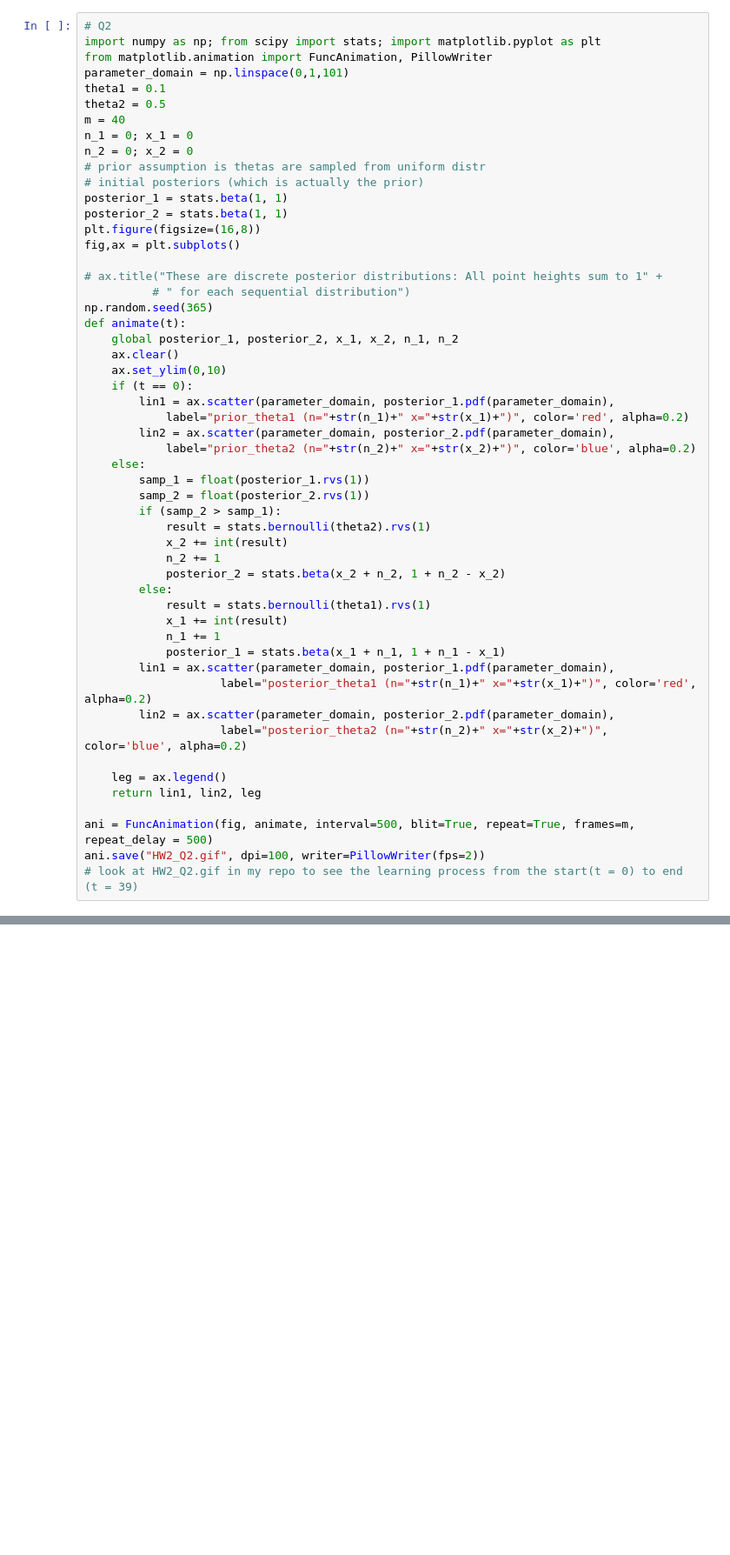
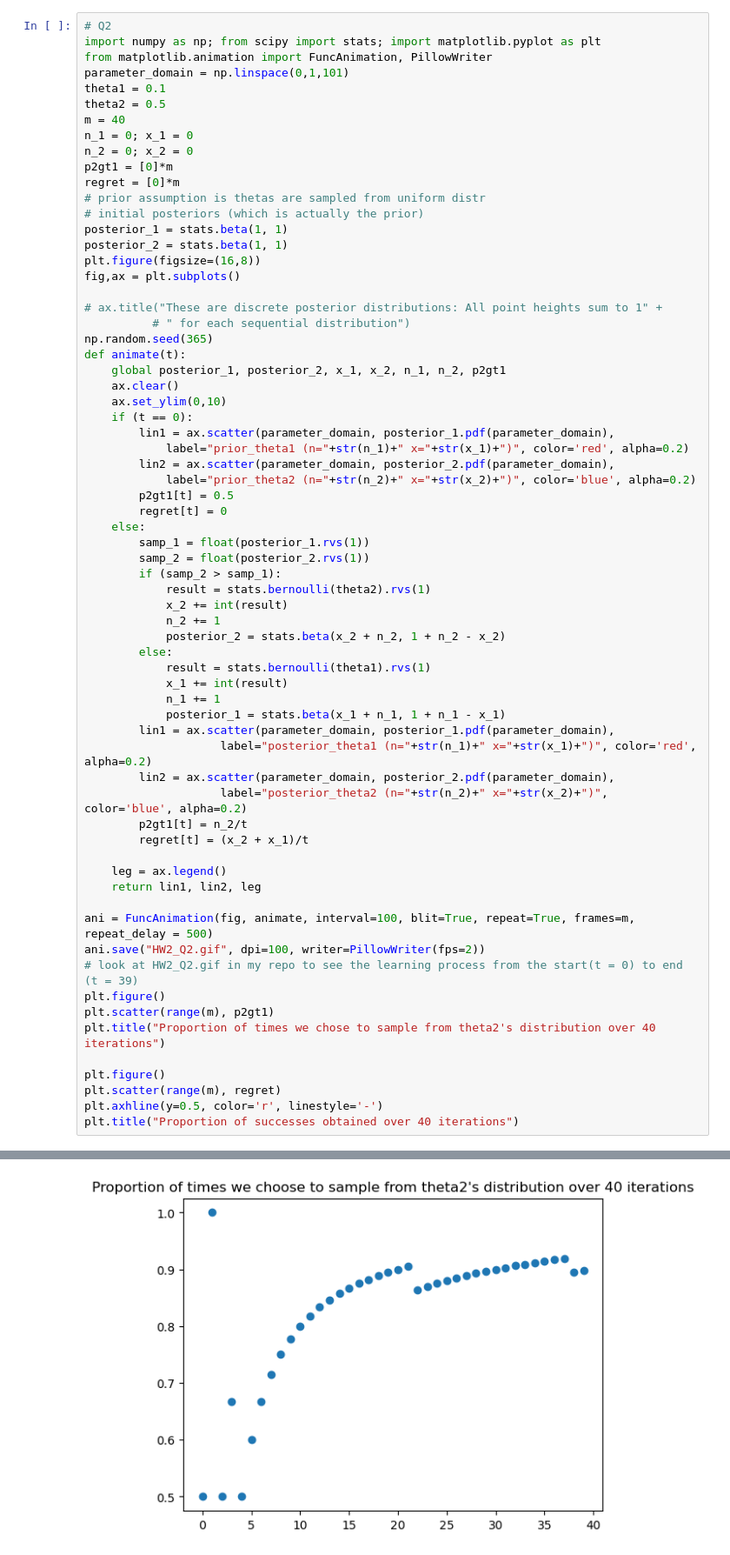
Before and after one commit to mding010705/STA365, a Jupyter notebook: HW2.ipynb, the cells around one changed output, grey strips where cells are left out. Shown: that part at 87% size. Cells and saved outputs as stored; diff of their text form; blank space fills up the shorter version.

```diff
--- a/HW2.ipynb
+++ b/HW2.ipynb
@@ -31,6 +31,8 @@ theta2 = 0.5
 m = 40
 n_1 = 0; x_1 = 0
 n_2 = 0; x_2 = 0
+p2gt1 = [0]*m
+regret = [0]*m
 # prior assumption is thetas are sampled from uniform distr
 # initial posteriors (which is actually the prior)
 posterior_1 = stats.beta(1, 1)
@@ -42,7 +44,7 @@ fig,ax = plt.subplots()
           # " for each sequential distribution")
 np.random.seed(365)
 def animate(t):
-    global posterior_1, posterior_2, x_1, x_2, n_1, n_2
+    global posterior_1, posterior_2, x_1, x_2, n_1, n_2, p2gt1
     ax.clear()
     ax.set_ylim(0,10)
     if (t == 0):
@@ -50,6 +52,8 @@ def animate(t):
             label="prior_theta1 (n="+str(n_1)+" x="+str(x_1)+")", color='red', alpha=0.2)
         lin2 = ax.scatter(parameter_domain, posterior_2.pdf(parameter_domain),
             label="prior_theta2 (n="+str(n_2)+" x="+str(x_2)+")", color='blue', alpha=0.2)
+        p2gt1[t] = 0.5
+        regret[t] = 0
     else:
         samp_1 = float(posterior_1.rvs(1))
         samp_2 = float(posterior_2.rvs(1))
@@ -67,11 +71,21 @@ def animate(t):
                     label="posterior_theta1 (n="+str(n_1)+" x="+str(x_1)+")", color='red', alpha=0.2)
         lin2 = ax.scatter(parameter_domain, posterior_2.pdf(parameter_domain),
                     label="posterior_theta2 (n="+str(n_2)+" x="+str(x_2)+")", color='blue', alpha=0.2)
+        p2gt1[t] = n_2/t
+        regret[t] = (x_2 + x_1)/t
 
     leg = ax.legend()
     return lin1, lin2, leg
 
-ani = FuncAnimation(fig, animate, interval=500, blit=True, repeat=True, frames=m, repeat_delay = 500)
+ani = FuncAnimation(fig, animate, interval=100, blit=True, repeat=True, frames=m, repeat_delay = 500)
 ani.save("HW2_Q2.gif", dpi=100, writer=PillowWriter(fps=2))
 # look at HW2_Q2.gif in my repo to see the learning process from the start(t = 0) to end (t = 39)
+plt.figure()
+plt.scatter(range(m), p2gt1)
+plt.title("Proportion of times we chose to sample from theta2's distribution over 40 iterations")
+
+plt.figure()
+plt.scatter(range(m), regret)
+plt.axhline(y=0.5, color='r', linestyle='-')
+plt.title("Proportion of successes obtained over 40 iterations")
 # %% [output]
@@ -79 +94,2 @@ ani.save("HW2_Q2.gif", dpi=100, writer=PillowWriter(fps=2))
 [figure]
+[figure, added]
```
Also changed, not shown: parts of 3 cells of this notebook, 1 other file.
